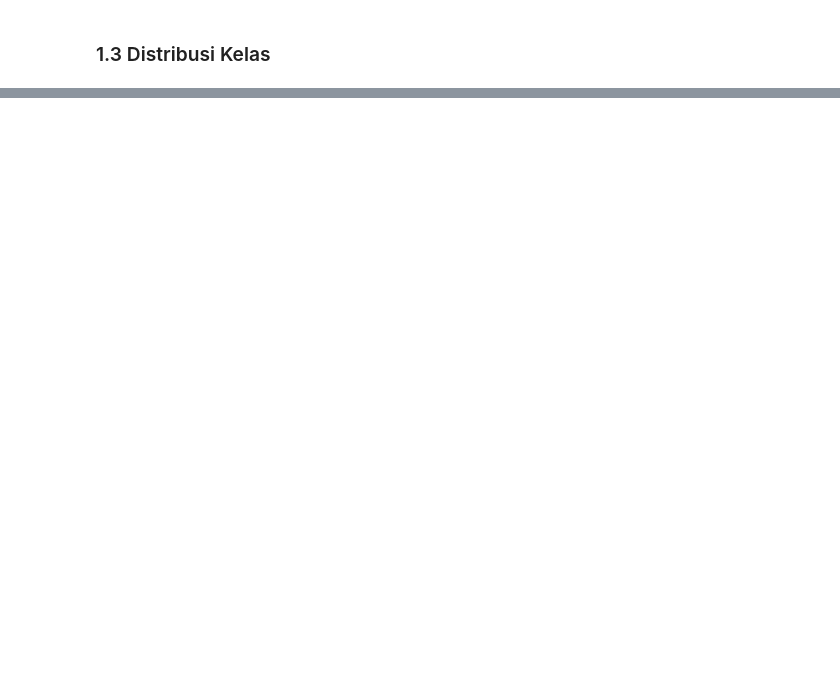
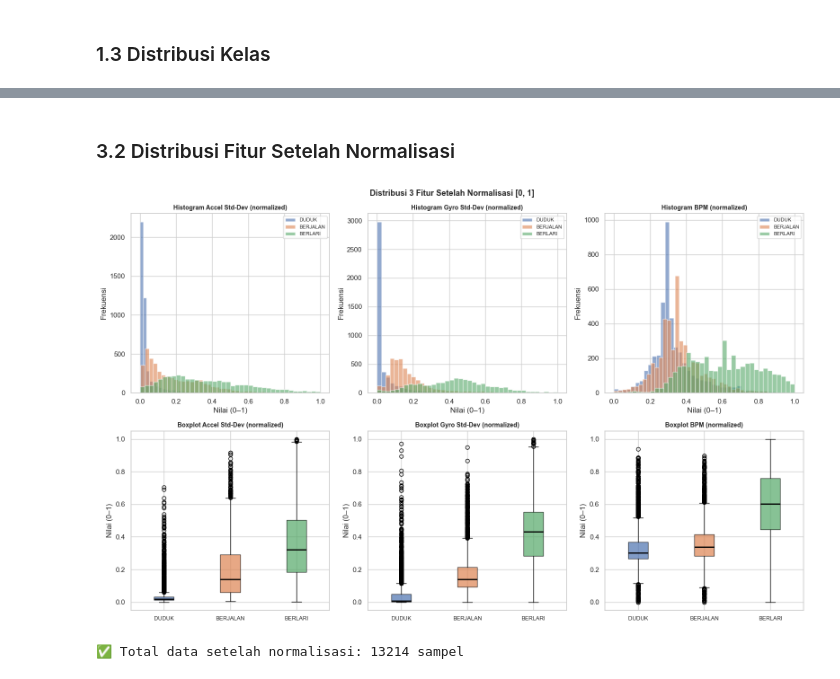
Before and after one commit to Dims2004/iot_activity, a Jupyter notebook: notebooks/01_eksplorasi_data.ipynb, the cells around one changed output, grey strips where cells are left out. Cells and saved outputs as stored; diff of their text form; code cells hidden in the pictures; blank space fills up the shorter version.

```diff
--- a/notebooks/01_eksplorasi_data.ipynb
+++ b/notebooks/01_eksplorasi_data.ipynb
@@ -676,0 +498,44 @@ print('✅ Notebook 01 selesai. Lanjut ke 02_training_model.ipynb')
+# %% [markdown]
+### 3.2 Distribusi Fitur Setelah Normalisasi
+# %%
+fig, axes = plt.subplots(2, 3, figsize=(16, 10))
+
+feat_labels = {
+    'accel_stddev': 'Accel Std-Dev (normalized)',
+    'gyro_stddev' : 'Gyro Std-Dev (normalized)',
+    'bpm_filled'  : 'BPM (normalized)',
+}
+
+for col_idx, feat in enumerate(feats_check):
+    lbl = feat_labels[feat]
+    # Histogram
+    ax = axes[0][col_idx]
+    for cls, color in zip(CLASSES, COLORS):
+        ax.hist(df_norm[df_norm[TARGET]==cls][feat], bins=40,
+                alpha=0.6, color=color, label=cls)
+    ax.set_title(f'Histogram {lbl}', fontsize=10, fontweight='bold')
+    ax.set_xlabel('Nilai (0–1)'); ax.set_ylabel('Frekuensi')
+    ax.legend(fontsize=8)
+    # Boxplot
+    ax2 = axes[1][col_idx]
+    data_per = [df_norm[df_norm[TARGET]==cls][feat].values for cls in CLASSES]
+    bp = ax2.boxplot(data_per, patch_artist=True,
+                    medianprops=dict(color='black', linewidth=2))
+    for patch, color in zip(bp['boxes'], COLORS):
+        patch.set_facecolor(color); patch.set_alpha(0.7)
+    ax2.set_xticks(range(1, len(CLASSES)+1))
+    ax2.set_xticklabels(CLASSES, fontsize=9)
+    ax2.set_title(f'Boxplot {lbl}', fontsize=10, fontweight='bold')
+    ax2.set_ylabel('Nilai (0–1)')
+    ax2.set_ylim(-0.05, 1.05)
+
+plt.suptitle('Distribusi 3 Fitur Setelah Normalisasi [0, 1]',
+             fontsize=13, fontweight='bold')
+plt.tight_layout()
+plt.savefig('../data/processed/06_distribusi_setelah_normalisasi.png', dpi=150, bbox_inches='tight')
+plt.show()
+
+print(f'Total data setelah normalisasi: {len(df_norm)} sampel')
+# %% [output]
+[figure, added]
+✅ Total data setelah normalisasi: 13214 sampel
```
Also changed, not shown: parts of 46 cells of this notebook, 1 other file.
